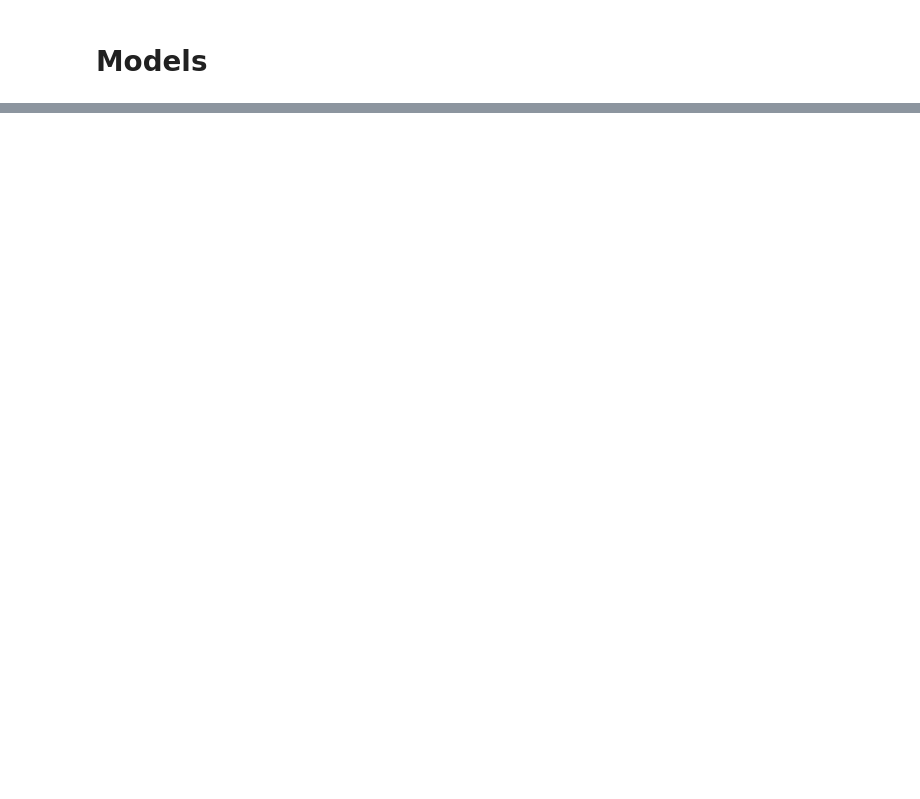
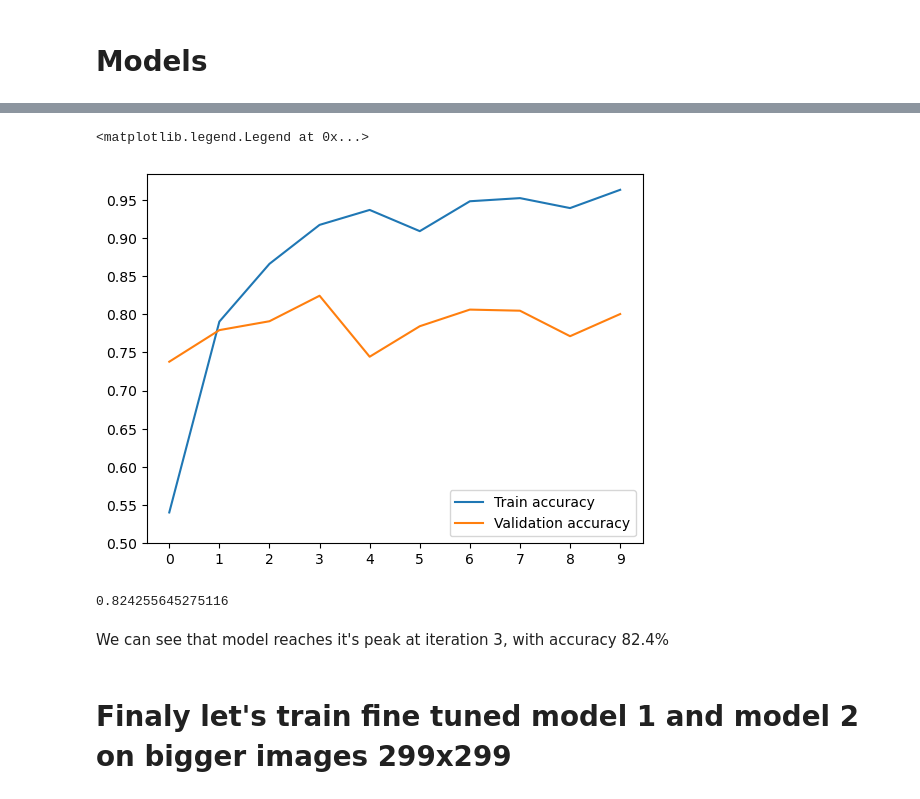
Before and after one commit to Stayermax/MLzoomcamp_capstone_project, a Jupyter notebook: notebook.ipynb, the cells around one changed output, grey strips where cells are left out. Drawn from its saved outputs; the diff is of its cells as text; code cells hidden in the pictures; blank space fills up the shorter version.

```diff
--- a/notebook.ipynb
+++ b/notebook.ipynb
@@ -410,0 +505,16 @@ ValueError: When setting `include_top=True` and loading `imagenet` weights, `inp
+# %%
+model = keras.Sequential()
+model.add(keras.layers.Conv2D(filters=32, kernel_size=(5,5), activation='relu', input_shape=(150, 150, 3)))
+model.add(keras.layers.MaxPool2D(pool_size=(2, 2)))
+model.add(keras.layers.Conv2D(filters=64, kernel_size=(3, 3), activation='relu'))
+model.add(keras.layers.MaxPool2D(pool_size=(2, 2)))
+model.add(keras.layers.Dropout(rate=0.25))
+model.add(keras.layers.Flatten())
+model.add(keras.layers.Dense(256, activation='relu'))
+model.add(keras.layers.Dropout(rate=0.5))
+model.add(keras.layers.Dense(8, activation='softmax'))
+# %%
+model.compile(
+    loss='categorical_crossentropy',
+    optimizer='adam',
+    metrics=['accuracy'])
@@ -410,0 +525,3 @@ ValueError: When setting `include_top=True` and loading `imagenet` weights, `inp
+# %%
+# history = model.fit(X_train, Y_train, epochs=20, validation_split=0.2)
+history = model.fit(train_ds, epochs=10, validation_data=val_ds)
@@ -410,0 +549,17 @@ ValueError: When setting `include_top=True` and loading `imagenet` weights, `inp
+# %%
+plt.plot(history.history['accuracy'], label='Train accuracy')
+plt.plot(history.history['val_accuracy'], label='Validation accuracy')
+plt.xticks(range(10))
+plt.yticks(np.arange(0.5,1,0.05))
+plt.legend()
+# %% [output]
+<matplotlib.legend.Legend at 0x...>
+[figure, added]
+# %%
+max(history.history['val_accuracy'])
+# %% [output]
+0.824255645275116
+# %% [markdown]
+We can see that model reaches it's peak at iteration 3, with accuracy 82.4%
+# %% [markdown]
+# Finaly let's train fine tuned model 1 and model 2 on bigger images 299x299
```
Also changed, not shown: parts of 43 cells of this notebook, 1 other file.
